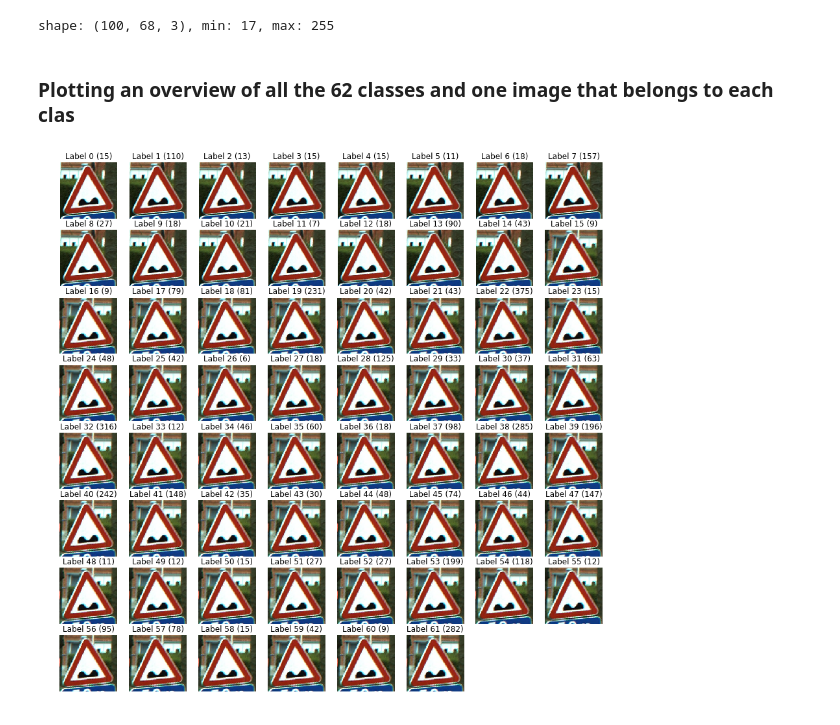
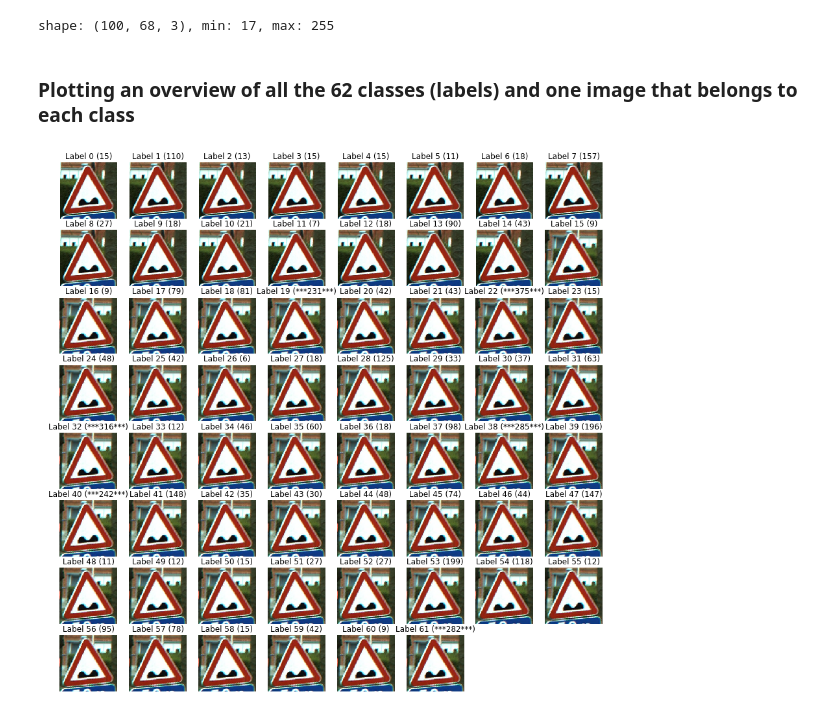
Before and after one commit to anaparravera/traffic-signs-analyzer, a Jupyter notebook: notebook-version.ipynb, the cells around one changed output. Drawn from its saved outputs; the diff is of its cells as text; code cells hidden in the pictures.

```diff
--- a/notebook-version.ipynb
+++ b/notebook-version.ipynb
@@ -197,33 +199,37 @@ shape: (379, 153, 3), min: 0, max: 255
 [figure]
 shape: (100, 68, 3), min: 17, max: 255
 # %% [markdown]
-### Plotting an overview of all the 62 classes and one image that belongs to each clas
+### Plotting an overview of all the 62 classes (labels) and one image that belongs to each class
 # %%
 # Get the unique labels
 unique_labels = set(labels)
 
 # Initialize the figure
 plt.figure(figsize=(15, 15))
 
 # Set a counter
 i = 1
 
 # For each unique label,
 for label in unique_labels:
     # You pick the first image for each label
     image = images[labels[label]]
     # Define 64 subplots
     plt.subplot(8, 8, i)
     # Don't include axes
     plt.axis('off')
+    # Mark most popular labels
+    label_ct = pd.Series(labels).value_counts()[label]
+    if label_ct > 200:
+        label_ct = '***' + str(label_ct) + '***'
     # Add a title to each subplot
-    plt.title("Label {0} ({1})".format(label, pd.Series(labels).value_counts()[label]))
+    plt.title("Label {0} ({1})".format(label, label_ct))
     # Add 1 to the counter
     i += 1
     # And you plot this first image
     plt.imshow(image)
 
 # Show the plot
 plt.show()
 # %% [output]
-[figure, old version]
+[figure, new version]
```
Also changed, not shown: parts of 11 cells of this notebook.
